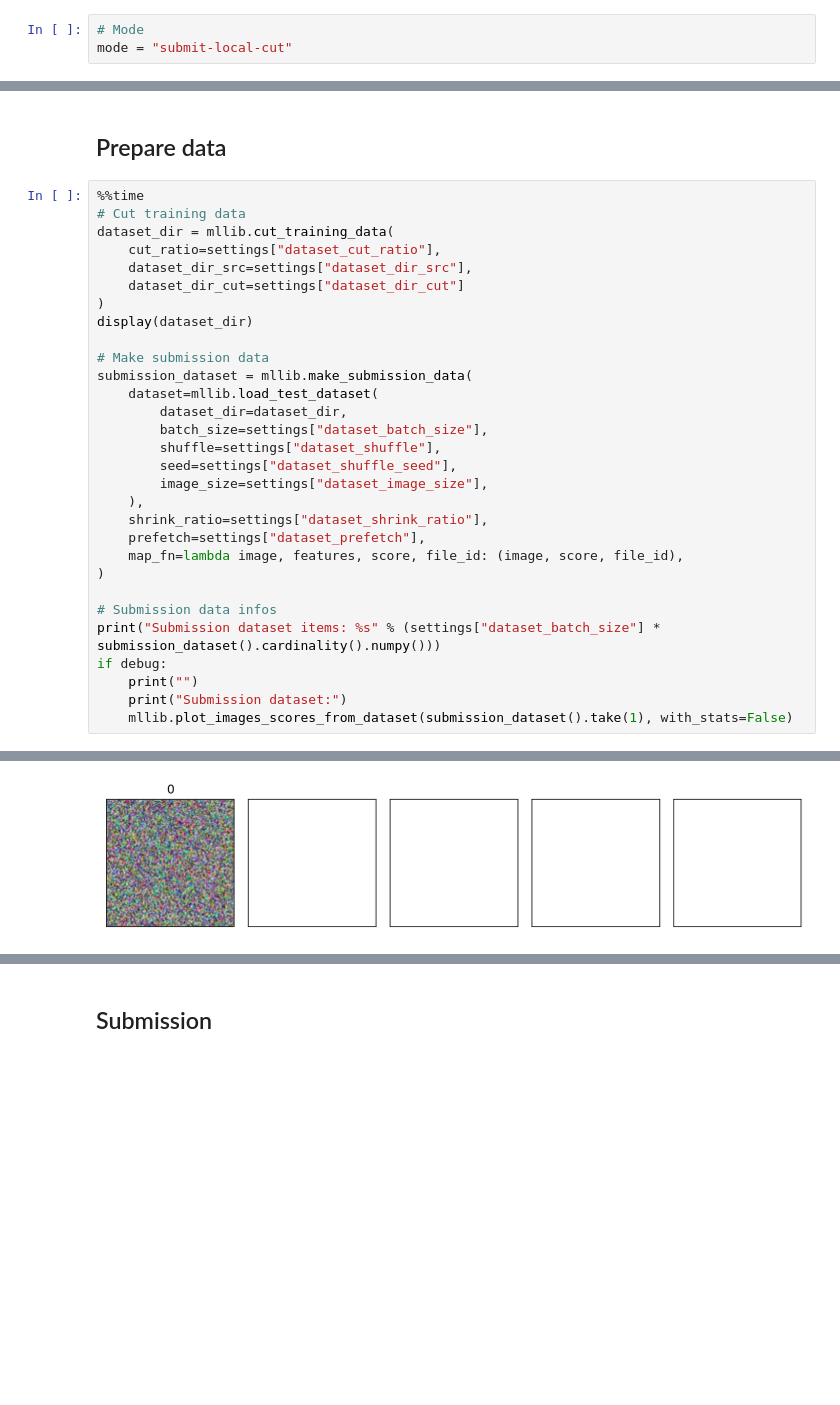
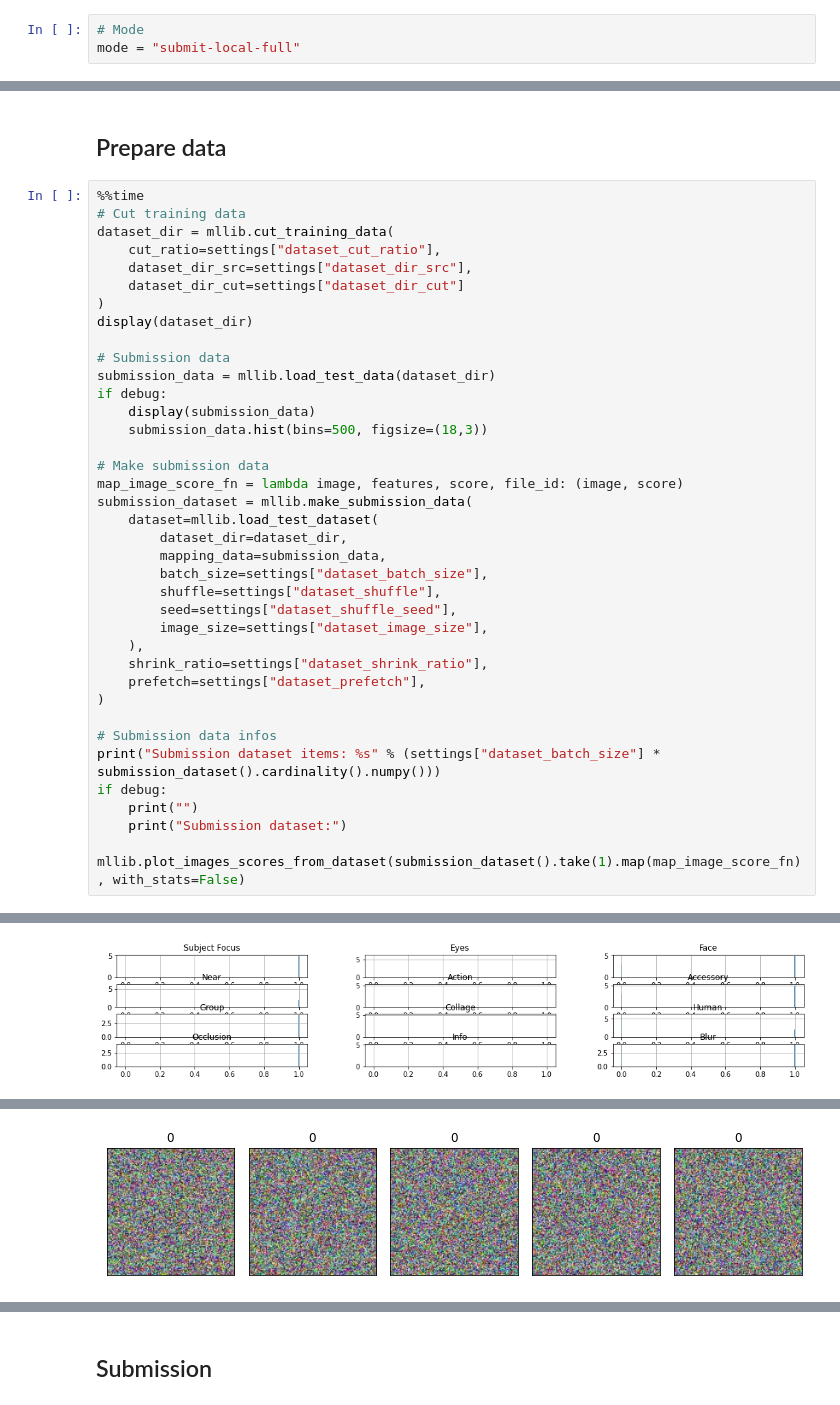
Before and after one commit to jpraynaud/petfinder-pawpularity, a Jupyter notebook: petfinder_pawpularity_submit.ipynb, the cells around one changed output, grey strips where cells are left out. Saved outputs shown, nothing was run; the diff lists cells and outputs as text; blank space fills up the shorter version.

```diff
--- a/petfinder_pawpularity_submit.ipynb
+++ b/petfinder_pawpularity_submit.ipynb
@@ -220,7 +220,7 @@ settingsMap["submit-remote-train-full"] = {
 ### Selected settings
 # %%
 # Mode
-mode = "submit-local-cut"
+mode = "submit-local-full"
 # %%
 # Selected settings
 settings = settingsMap[mode]
@@ -258,10 +258,18 @@ dataset_dir = mllib.cut_training_data(
 )
 display(dataset_dir)
 
+# Submission data
+submission_data = mllib.load_test_data(dataset_dir)
+if debug:
+    display(submission_data)
+    submission_data.hist(bins=500, figsize=(18,3))
+
 # Make submission data
+map_image_score_fn = lambda image, features, score, file_id: (image, score)
 submission_dataset = mllib.make_submission_data(
     dataset=mllib.load_test_dataset(
         dataset_dir=dataset_dir,
+        mapping_data=submission_data,
         batch_size=settings["dataset_batch_size"],
         shuffle=settings["dataset_shuffle"],
         seed=settings["dataset_shuffle_seed"],
@@ -269,7 +277,6 @@ submission_dataset = mllib.make_submission_data(
     ),
     shrink_ratio=settings["dataset_shrink_ratio"],
     prefetch=settings["dataset_prefetch"],
-    map_fn=lambda image, features, score, file_id: (image, score, file_id),
 )
 
 # Submission data infos
@@ -277,5 +284,5 @@ print("Submission dataset items: %s" % (settings["dataset_batch_size"] * submiss
 if debug:
     print("")
     print("Submission dataset:")
-    mllib.plot_images_scores_from_dataset(submission_dataset().take(1), with_stats=False)
+    mllib.plot_images_scores_from_dataset(submission_dataset().take(1).map(map_image_score_fn), with_stats=False)
 # %% [output]
@@ -292 +309 @@ Submission dataset:
-[figure, old version]
+[figure, new version]
@@ -294,0 +310 @@ Wall time: 1.5 s
+[figure, added]
```
Also changed, not shown: parts of 7 cells of this notebook, 4 other files.
